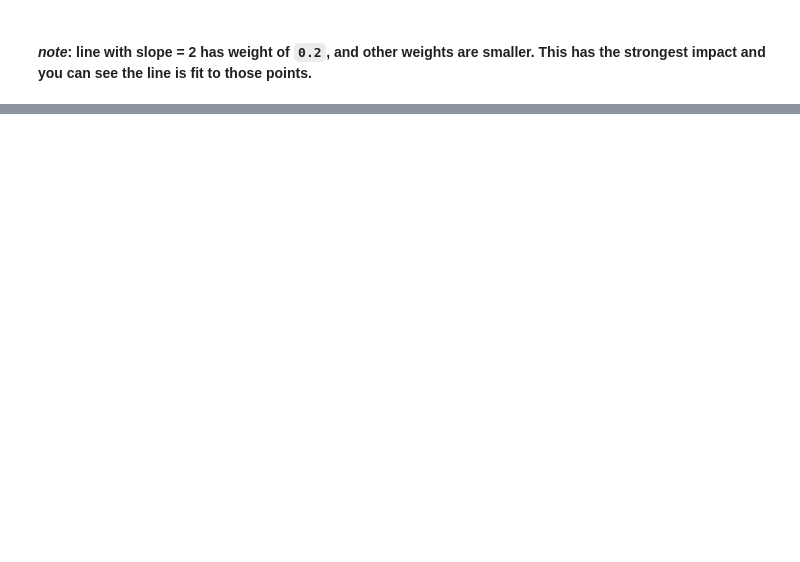
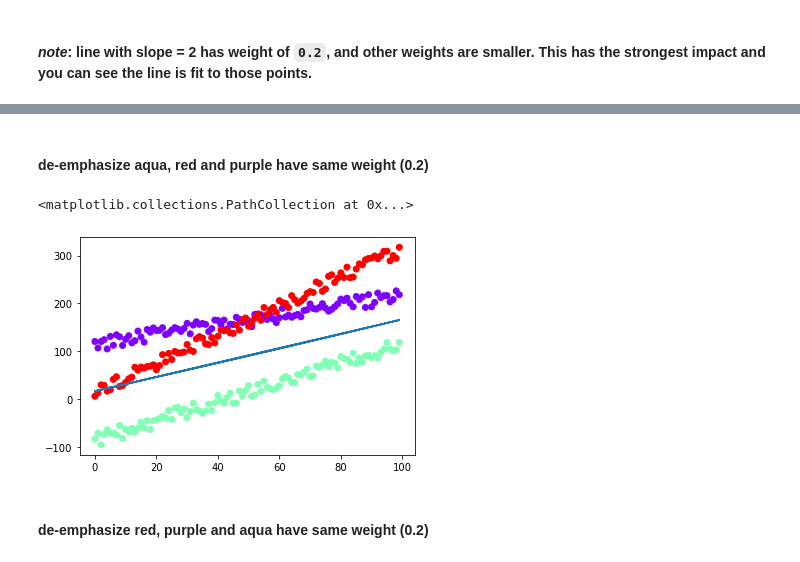
Before and after one commit to cjsutton77/MiscStuff, a Jupyter notebook: UnderstandingFitWeights.ipynb, the cells around one changed output, grey strips where cells are left out. Saved outputs shown, nothing was run; the diff lists cells and outputs as text; code cells hidden in the pictures; blank space fills up the shorter version.

```diff
--- a/UnderstandingFitWeights.ipynb
+++ b/UnderstandingFitWeights.ipynb
@@ -162,0 +183,13 @@ df.loc[0],df.loc[100],df.loc[200]
+# %% [markdown]
+#### de-emphasize aqua, red and purple have same weight (0.2)
+# %%
+df.W = 0.2 * (df.G != 3)
+f = np.polynomial.Polynomial.fit(df.X,df.Y,deg=order,w=df.W)
+g = f.convert()
+plt.plot(df.X,g(df.X))
+plt.scatter(df.X,df.Y,c=df.G,cmap='rainbow')
+# %% [output]
+<matplotlib.collections.PathCollection at 0x...>
+[figure, added]
+# %% [markdown]
+#### de-emphasize red, purple and aqua have same weight (0.2)
```
Also changed, not shown: parts of 14 cells of this notebook.
